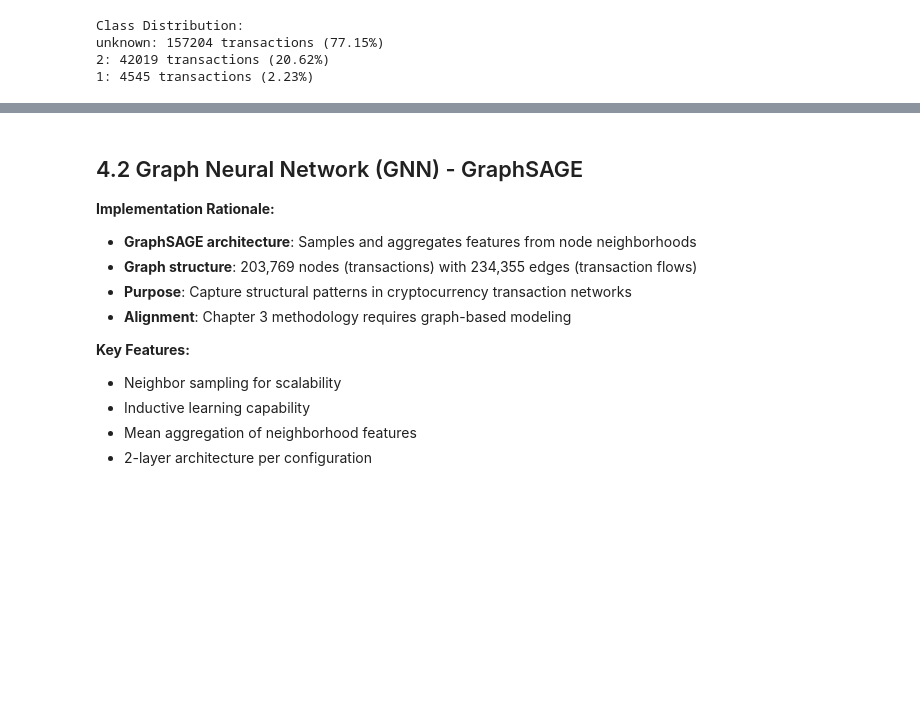
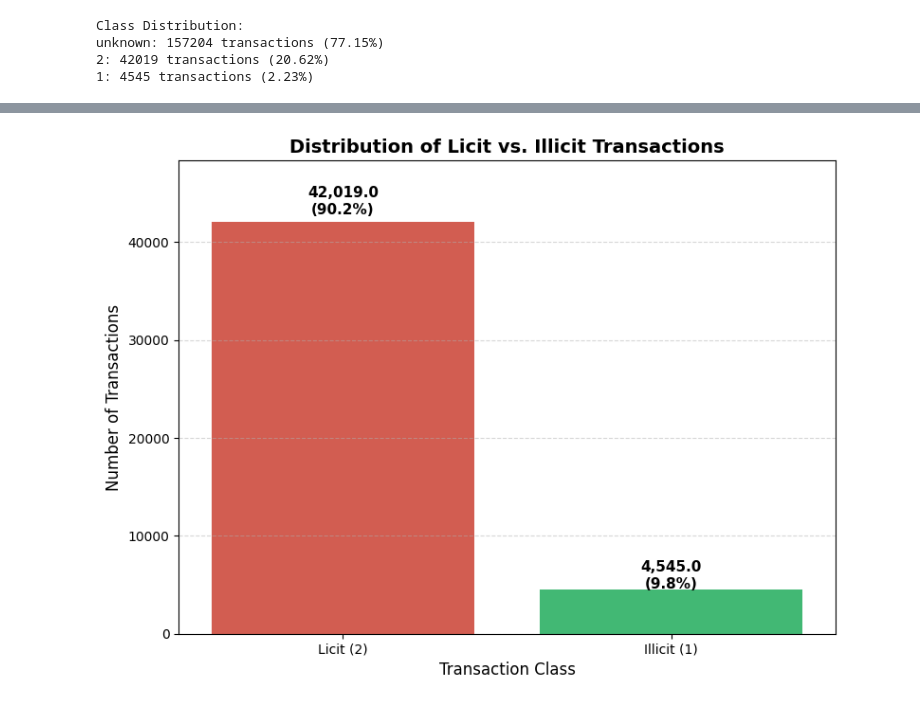
Before and after one commit to ugbovoyoma/Ilicit-Transaction-Detection-in-Cryptocurrency-Networks, a Jupyter notebook: illicitTransactionDetection.ipynb, the cells around one changed output, grey strips where cells are left out. Drawn from its saved outputs; the diff is of its cells as text; code cells hidden in the pictures; blank space fills up the shorter version.

```diff
--- a/illicitTransactionDetection.ipynb
+++ b/illicitTransactionDetection.ipynb
@@ -42,0 +191,15 @@ elliptic_txs_classes.head()
+# %%
+# Load the datasets
+DATA_DIR = './dataset/rawData/elliptic_bitcoin_dataset'
+
+with tqdm(total=3, desc="Loading CSV files", unit="file") as pbar:
+    elliptic_txs_classes = pd.read_csv(f'{DATA_DIR}/elliptic_txs_classes.csv')
+    pbar.update(1)
+
+    elliptic_txs_edgelist = pd.read_csv(f'{DATA_DIR}/elliptic_txs_edgelist.csv')
+    pbar.update(1)
+
+    elliptic_txs_features = pd.read_csv(f'{DATA_DIR}/elliptic_txs_features.csv')
+    pbar.update(1)
+
+print("Datasets loaded successfully")
@@ -2205,14 +265,0 @@ print("\nEvaluation complete! Visualization saved as 'lstm_evaluation.png'")
-# %% [markdown]
-## 4.2 Graph Neural Network (GNN) - GraphSAGE
-
-**Implementation Rationale:**
-- **GraphSAGE architecture**: Samples and aggregates features from node neighborhoods
-- **Graph structure**: 203,769 nodes (transactions) with 234,355 edges (transaction flows)
-- **Purpose**: Capture structural patterns in cryptocurrency transaction networks
-- **Alignment**: Chapter 3 methodology requires graph-based modeling
-
-**Key Features:**
-- Neighbor sampling for scalability
-- Inductive learning capability
-- Mean aggregation of neighborhood features
-- 2-layer architecture per configuration
@@ -2491,0 +266,34 @@ print("\nBest model loaded and ready for evaluation")
+# %%
+# 1. Filter only labelled data (Class 1 = Illicit, Class 2 = Licit)
+labelled_data = data[data['class_label'].isin(['1', '2'])].copy()
+
+# 2. Count the values
+class_counts = labelled_data['class_label'].value_counts().rename(index={'1': 'Illicit (1)', '2': 'Licit (2)'})
+percentages = labelled_data['class_label'].value_counts(normalize=True) * 100
+
+# 3. Create the Bar Chart with adjusted height
+plt.figure(figsize=(8, 6))  # Increased height from 5 to 6
+ax = sns.barplot(x=class_counts.index, y=class_counts.values, palette=['#e74c3c', '#2ecc71'])
+
+# 4. Add labels on top of bars with dynamic positioning
+for i, p in enumerate(ax.patches):
+    height = p.get_height()
+    # Dynamic offset: use 2% of the bar height instead of fixed 1000
+    offset = height * 0.02
+    ax.text(p.get_x() + p.get_width() / 2., height + offset,
+            f'{height:,}\n({percentages.iloc[i]:.1f}%)',
+            ha="center", fontsize=11, fontweight='bold')
+
+# 5. Formatting with adjusted y-axis limits
+plt.title('Distribution of Licit vs. Illicit Transactions', fontsize=14, fontweight='bold')
+plt.xlabel('Transaction Class', fontsize=12)
+plt.ylabel('Number of Transactions', fontsize=12)
+plt.grid(axis='y', linestyle='--', alpha=0.5)
+
+# Automatically adjust y-axis to fit labels (adds 10% padding at top)
+plt.ylim(0, class_counts.max() * 1.15)
+
+plt.tight_layout()  # Prevents label cutoff
+plt.show()
+# %% [output]
+[figure, added]
```
Also changed, not shown: parts of 130 cells of this notebook.
